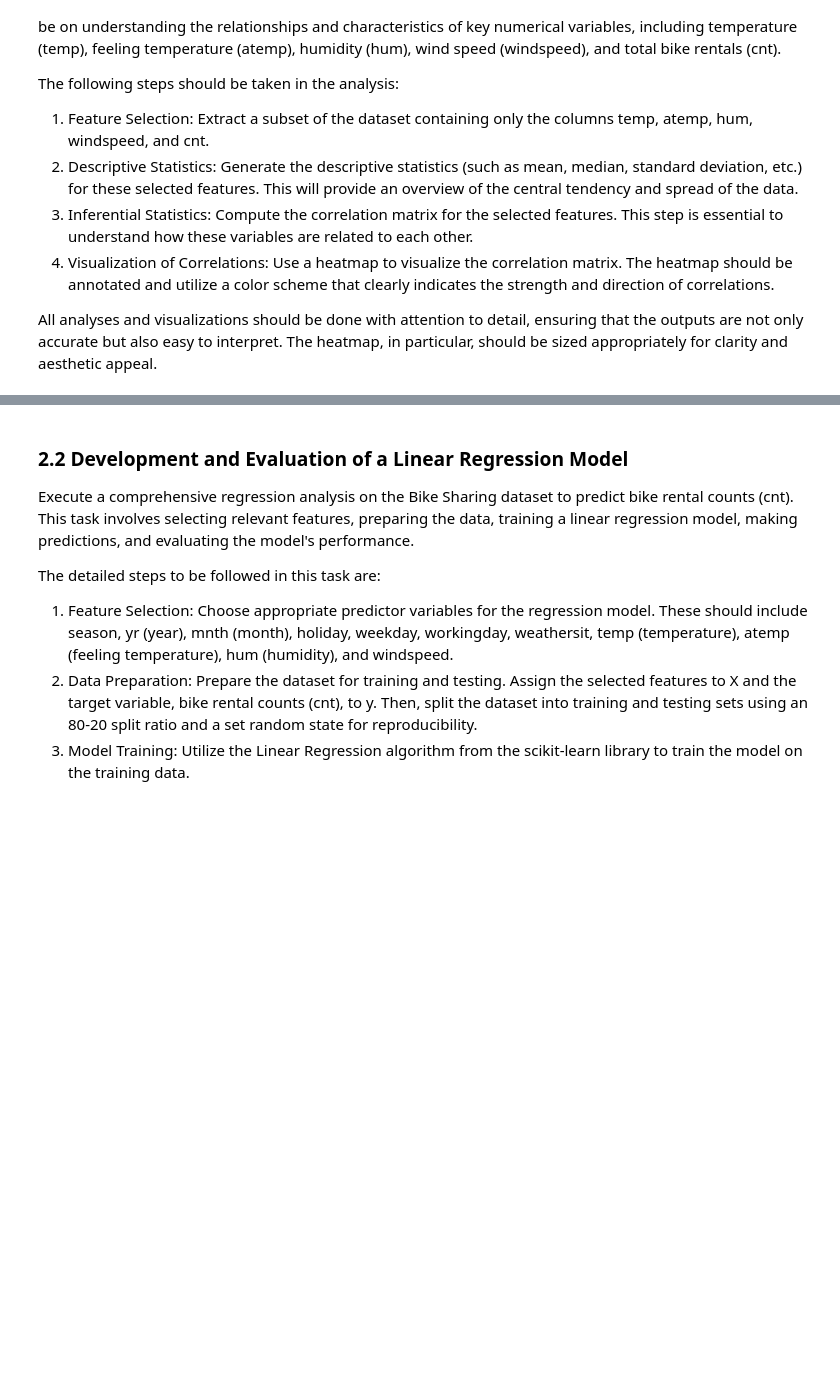
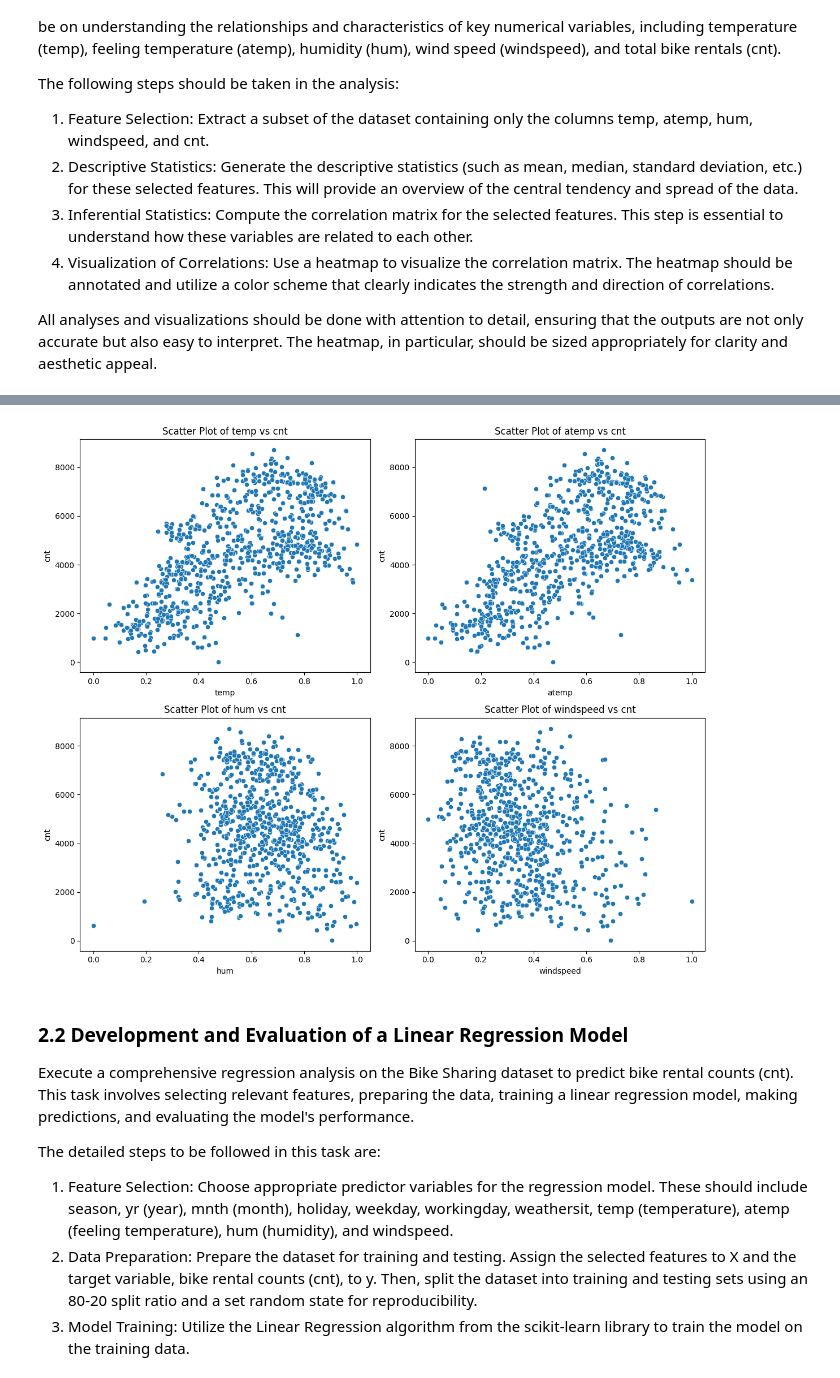
Before and after one commit to 3p10/Bike-Sharing-Dataset, a Jupyter notebook: Bike Sharing.ipynb, the cells around one changed output, grey strips where cells are left out. Cells and saved outputs as stored; diff of their text form; code cells hidden in the pictures; blank space fills up the shorter version.

```diff
--- a/Bike Sharing.ipynb
+++ b/Bike Sharing.ipynb
@@ -455,3 +455,11 @@ The following steps should be taken in the analysis:
 4. Visualization of Correlations: Use a heatmap to visualize the correlation matrix. The heatmap should be annotated and utilize a color scheme that clearly indicates the strength and direction of correlations.
 
 All analyses and visualizations should be done with attention to detail, ensuring that the outputs are not only accurate but also easy to interpret. The heatmap, in particular, should be sized appropriately for clarity and aesthetic appeal.
+# %%
+# Creating a subset of the dataset containing only the columns temp, atemp, hum, windspeed, and cnt.
+
+# Feature Selection: Extract a subset of the dataset
+selected_features = ['temp', 'atemp', 'hum', 'windspeed', 'cnt']
+subset_df = df[selected_features]
+
+subset_df.describe()
@@ -458,3 +476,22 @@ All analyses and visualizations should be done with attention to detail, ensurin
+# %%
+# Create individual scatter plots
+fig, axes = plt.subplots(nrows=2, ncols=2, figsize=(12, 10))
+
+# Flatten the axes array for easy indexing
+axes = axes.flatten()
+
+# Create individual scatter plots in a 2x2 grid
+for i, feature in enumerate(['temp', 'atemp', 'hum', 'windspeed']):
+    sns.scatterplot(x=feature, y='cnt', data=subset_df, ax=axes[i])
+    axes[i].set_title(f'Scatter Plot of {feature} vs cnt')
+    axes[i].set_xlabel(feature)
+    axes[i].set_ylabel('cnt')
+
+# Adjust layout
+plt.tight_layout()
+plt.show()
+# %% [output]
+[figure, added]
 # %% [markdown]
 ### 2.2 Development and Evaluation of a Linear Regression Model
 Execute a comprehensive regression analysis on the Bike Sharing dataset to predict bike rental counts (cnt). This task involves selecting relevant features, preparing the data, training a linear regression model, making predictions, and evaluating the model's performance.
```
Also changed, not shown: parts of 1 cell of this notebook.
